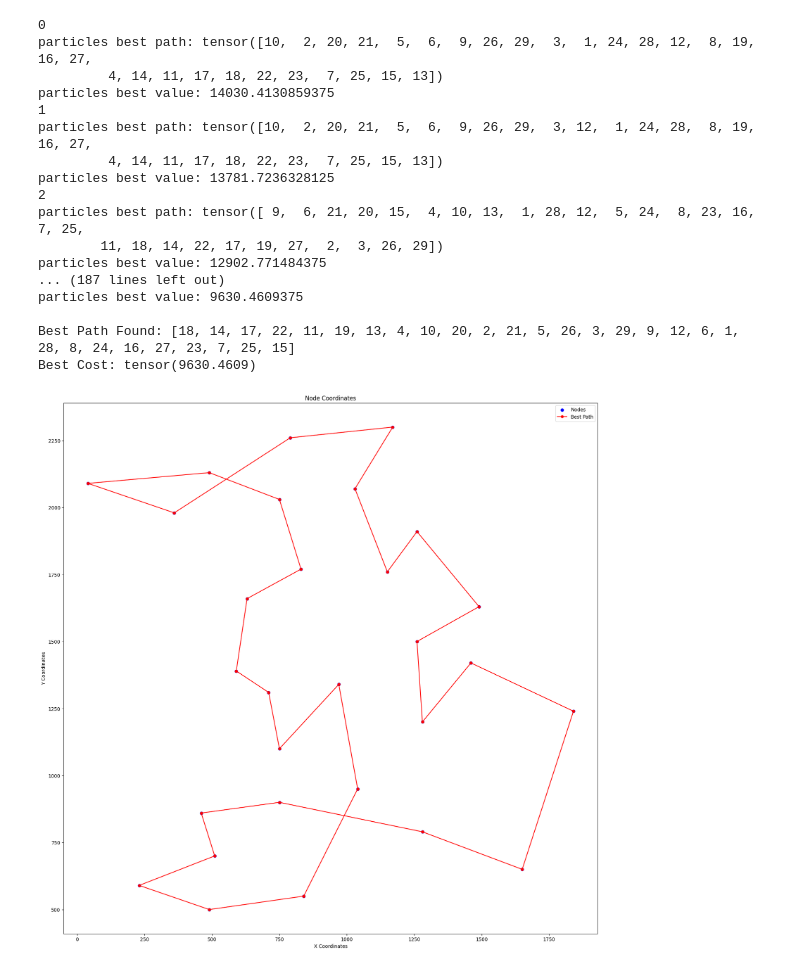
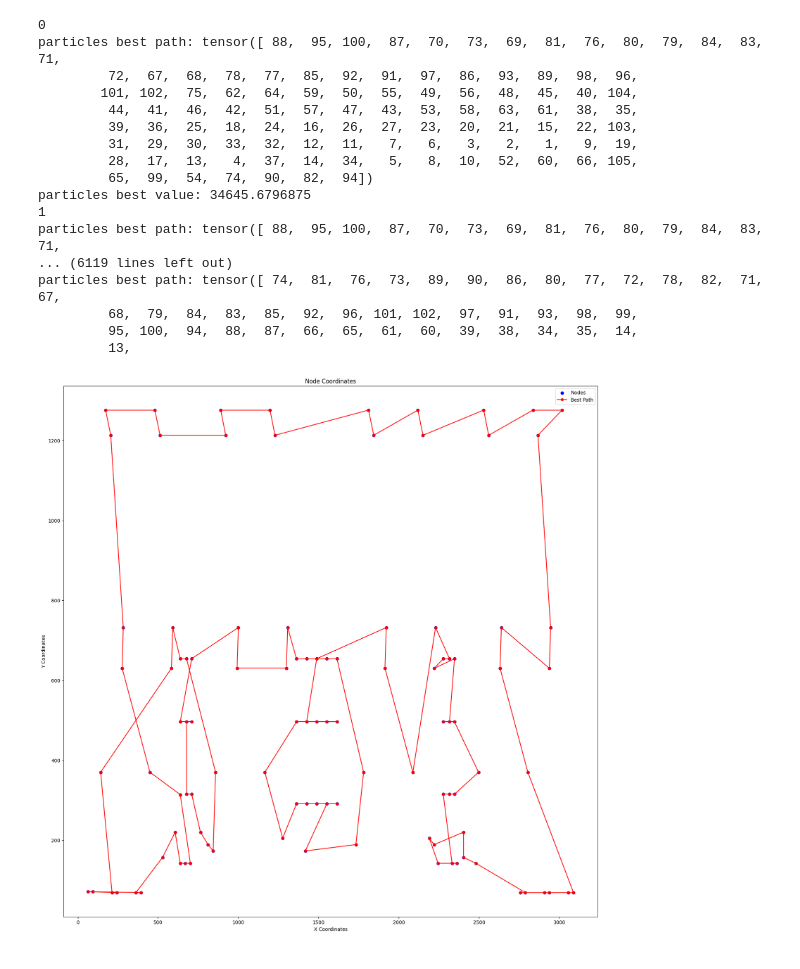
Before and after one commit to arjy143/Solving-TSP-using-particle-swarm-optimisation, a Jupyter notebook: ulysses22_notebook.ipynb, the cells around one changed output. Cells and saved outputs as stored; diff of their text form; code cells hidden in the pictures.

```diff
--- a/ulysses22_notebook.ipynb
+++ b/ulysses22_notebook.ipynb
@@ -51,7 +50,7 @@ def compute_distance_matrix(coordinatesTensor):
 # %%
 #works: berlin52, burma14
 #nearly works: lin105 after 1000 iterations
-response = requests.get("https://raw.githubusercontent.com/mastqe/tsplib/refs/heads/master/bays29.tsp")
+response = requests.get("https://raw.githubusercontent.com/mastqe/tsplib/refs/heads/master/lin105.tsp")
 ulysses22 = TspParser(response.text)
 distance_matrix = compute_distance_matrix(ulysses22.coordinatesTensor)
 # %%
@@ -233,40 +232,40 @@ class ParticleSwarmOptimiser:
 # %%
 
 particleCount = 50
-maxIterations = 50
+maxIterations = 2000
 inertia = 0.8
 c1 = 1.5
 c2 = 1.5
 pso = ParticleSwarmOptimiser(
     nodeCount=ulysses22.dimension,
     particleCount=particleCount,
     inertia=inertia,
     particleCognition=c1,
     socialInfluence=c2
 )
 
 pso.optimise(distance_matrix, maxIterations)
 best_path, best_cost = pso.getBestSolution()
 
 print("\nBest Path Found:", best_path.tolist())
 print("Best Cost:", best_cost)
 plotBestPath(ulysses22.nodeCoordinates, distance_matrix, best_path)
 # %% [output]
 0
-particles best path: tensor([10,  2, 20, 21,  5,  6,  9, 26, 29,  3,  1, 24, 28, 12,  8, 19, 16, 27,
-         4, 14, 11, 17, 18, 22, 23,  7, 25, 15, 13])
-particles best value: 14030.4130859375
+particles best path: tensor([ 88,  95, 100,  87,  70,  73,  69,  81,  76,  80,  79,  84,  83,  71,
+         72,  67,  68,  78,  77,  85,  92,  91,  97,  86,  93,  89,  98,  96,
+        101, 102,  75,  62,  64,  59,  50,  55,  49,  56,  48,  45,  40, 104,
+         44,  41,  46,  42,  51,  57,  47,  43,  53,  58,  63,  61,  38,  35,
+         39,  36,  25,  18,  24,  16,  26,  27,  23,  20,  21,  15,  22, 103,
+         31,  29,  30,  33,  32,  12,  11,   7,   6,   3,   2,   1,   9,  19,
+         28,  17,  13,   4,  37,  14,  34,   5,   8,  10,  52,  60,  66, 105,
+         65,  99,  54,  74,  90,  82,  94])
+particles best value: 34645.6796875
 1
-particles best path: tensor([10,  2, 20, 21,  5,  6,  9, 26, 29,  3, 12,  1, 24, 28,  8, 19, 16, 27,
-         4, 14, 11, 17, 18, 22, 23,  7, 25, 15, 13])
-particles best value: 13781.7236328125
-2
-particles best path: tensor([ 9,  6, 21, 20, 15,  4, 10, 13,  1, 28, 12,  5, 24,  8, 23, 16,  7, 25,
-        11, 18, 14, 22, 17, 19, 27,  2,  3, 26, 29])
-particles best value: 12902.771484375
-... (187 lines left out)
-particles best value: 9630.4609375
-
-Best Path Found: [18, 14, 17, 22, 11, 19, 13, 4, 10, 20, 2, 21, 5, 26, 3, 29, 9, 12, 6, 1, 28, 8, 24, 16, 27, 23, 7, 25, 15]
-Best Cost: tensor(9630.4609)
+particles best path: tensor([ 88,  95, 100,  87,  70,  73,  69,  81,  76,  80,  79,  84,  83,  71,
+... (6119 lines left out)
+particles best path: tensor([ 74,  81,  76,  73,  89,  90,  86,  80,  77,  72,  78,  82,  71,  67,
+         68,  79,  84,  83,  85,  92,  96, 101, 102,  97,  91,  93,  98,  99,
+         95, 100,  94,  88,  87,  66,  65,  61,  60,  39,  38,  34,  35,  14,
+         13,
-[figure, old version]
+[figure, new version]
```
Also changed, not shown: parts of 1 cell of this notebook, 1 other file.
